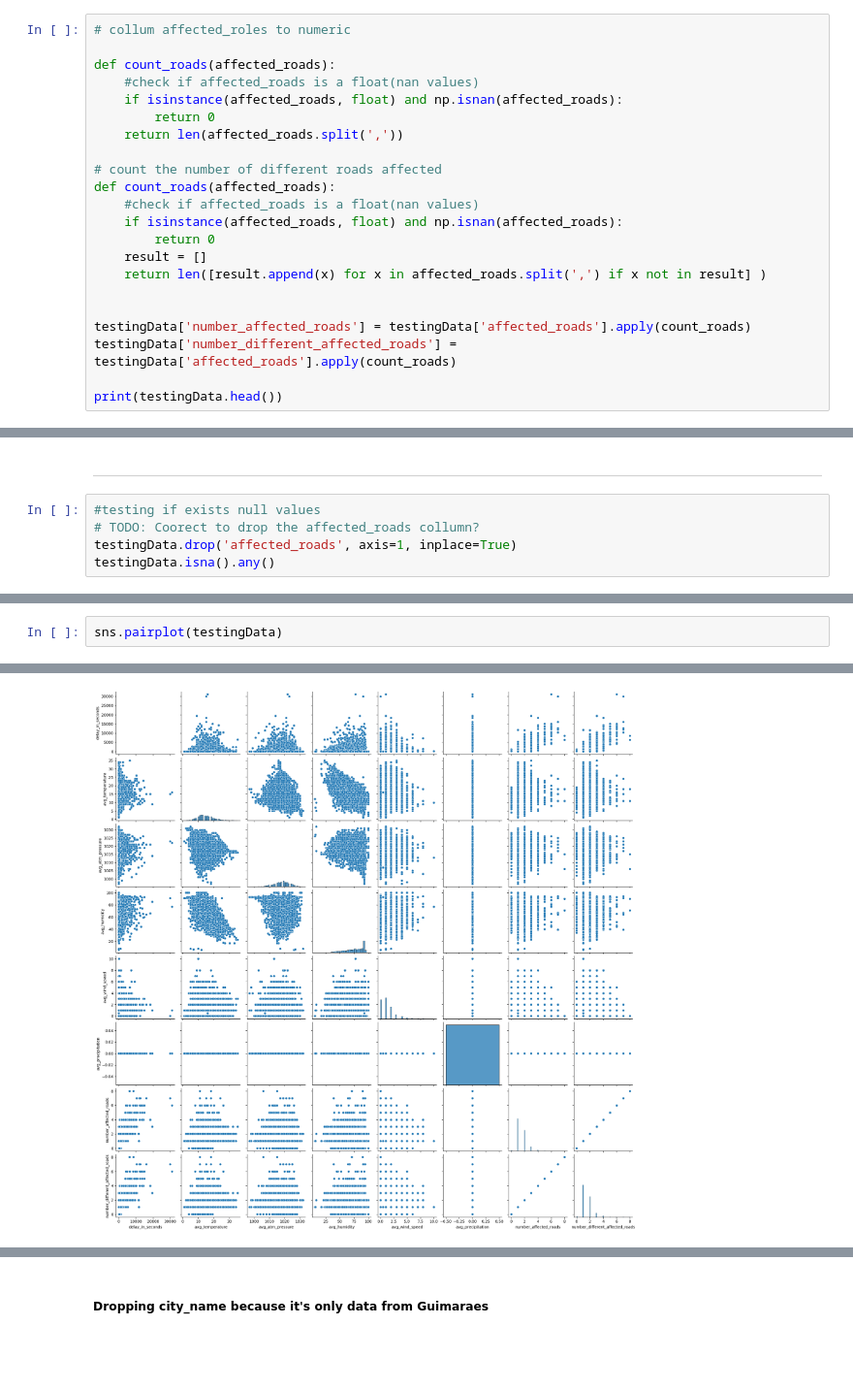
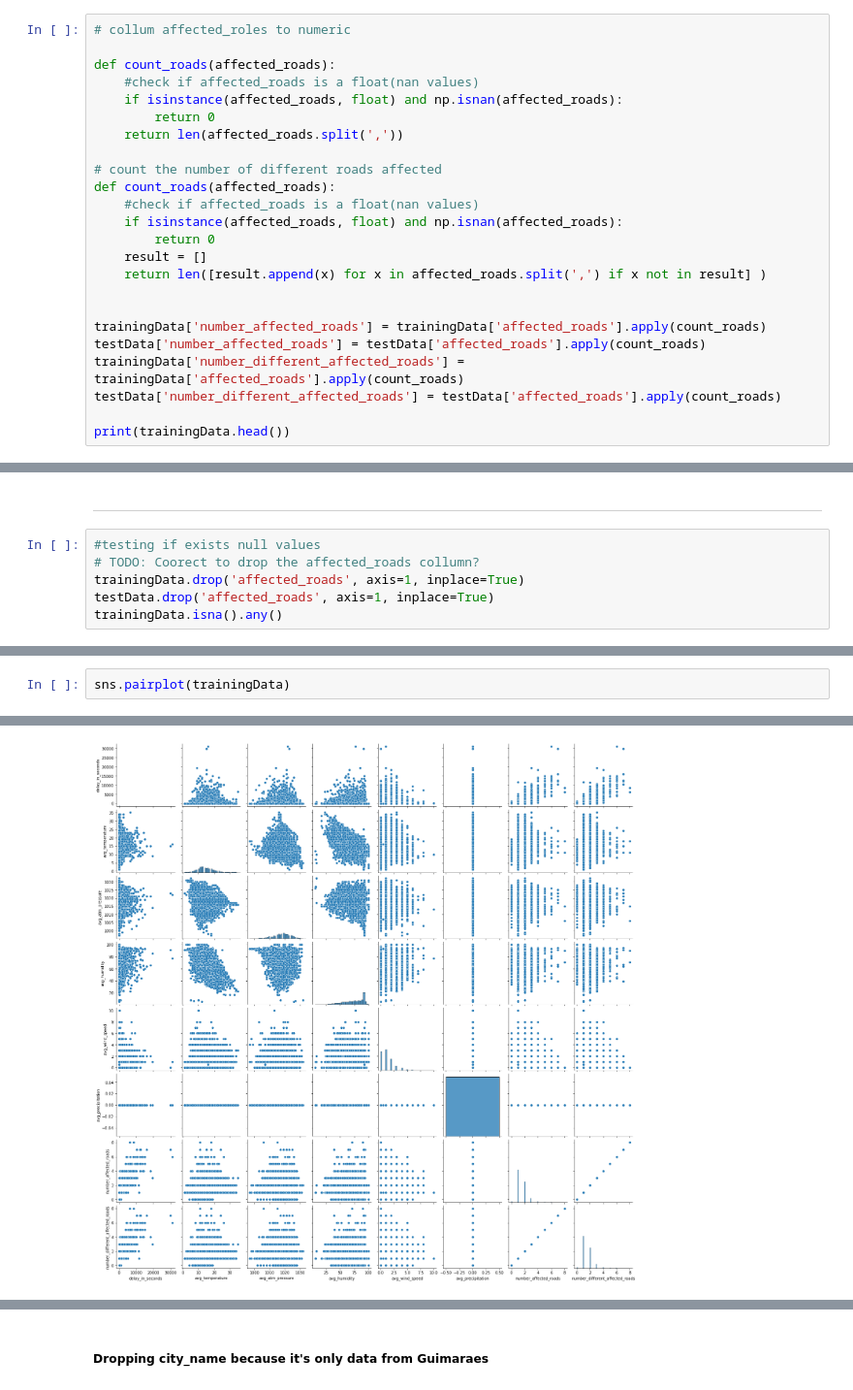
Before and after one commit to rsaSantos/DAA-Project, a Jupyter notebook: Task 2 (Competition)/DataPreparation.ipynb, the cells around one changed output, grey strips where cells are left out. Shown: that part at 97% size. Saved outputs shown, nothing was run; the diff lists cells and outputs as text; blank space fills up the shorter version.

```diff
--- a/Task 2 (Competition)/DataPreparation.ipynb
+++ b/Task 2 (Competition)/DataPreparation.ipynb
@@ -156,10 +156,12 @@ def count_roads(affected_roads):
     return len([result.append(x) for x in affected_roads.split(',') if x not in result] )
 
 
-testingData['number_affected_roads'] = testingData['affected_roads'].apply(count_roads)
-testingData['number_different_affected_roads'] = testingData['affected_roads'].apply(count_roads)
+trainingData['number_affected_roads'] = trainingData['affected_roads'].apply(count_roads)
+testData['number_affected_roads'] = testData['affected_roads'].apply(count_roads)
+trainingData['number_different_affected_roads'] = trainingData['affected_roads'].apply(count_roads)
+testData['number_different_affected_roads'] = testData['affected_roads'].apply(count_roads)
 
-print(testingData.head())
+print(trainingData.head())
 # %% [output]
    city_name magnitude_of_delay  delay_in_seconds  \
 0  Guimaraes          UNDEFINED                 0
@@ -183,8 +185,9 @@ print(testingData.head())
 # %%
 #testing if exists null values
 # TODO: Coorect to drop the affected_roads collumn?
-testingData.drop('affected_roads', axis=1, inplace=True)
-testingData.isna().any()
+trainingData.drop('affected_roads', axis=1, inplace=True)
+testData.drop('affected_roads', axis=1, inplace=True)
+trainingData.isna().any()
 # %% [output]
 city_name                          False
 magnitude_of_delay                 False
@@ -202,8 +205,8 @@ number_affected_roads              False
 number_different_affected_roads    False
 dtype: bool
 # %%
-sns.pairplot(testingData)
+sns.pairplot(trainingData)
 # %% [output]
 <seaborn.axisgrid.PairGrid at 0x...>
-[figure, old version]
+[figure, new version]
 # %%
```
Also changed, not shown: parts of 38 cells of this notebook, 3 other files.
